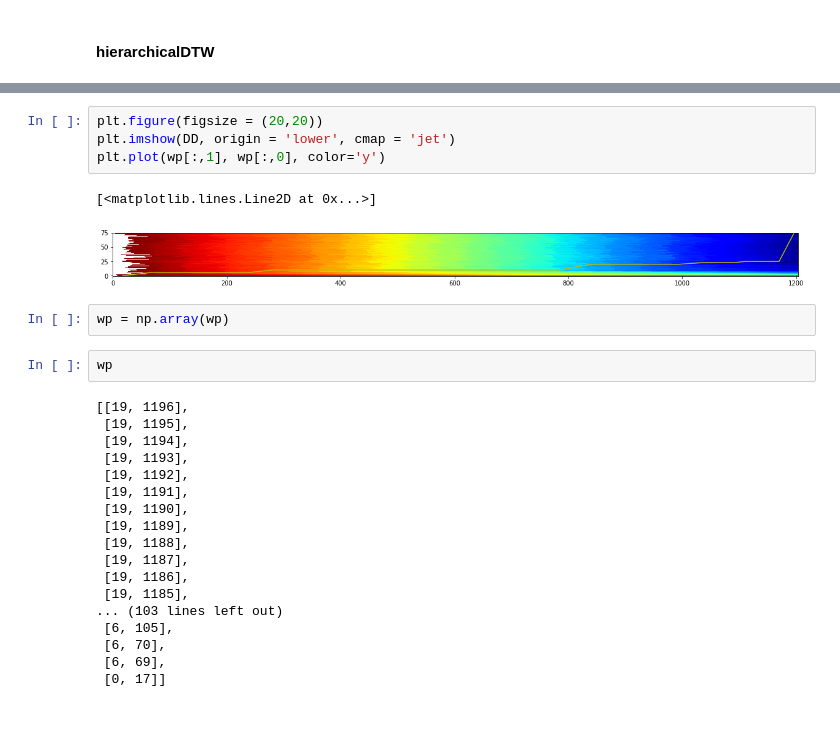
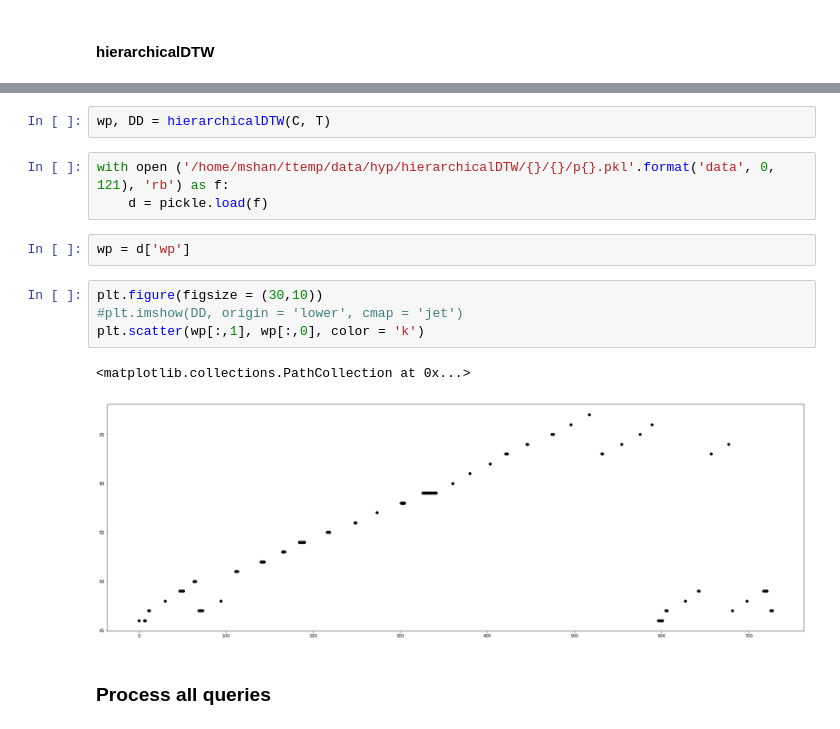
Before and after one commit to HMC-MIR/YoutubeScoreFollowing, a Jupyter notebook: 06_hierarchicalDTW.ipynb, the cells around one changed output, grey strips where cells are left out. Saved outputs shown, nothing was run; the diff lists cells and outputs as text.

```diff
--- a/06_hierarchicalDTW.ipynb
+++ b/06_hierarchicalDTW.ipynb
@@ -280,29 +287,16 @@ IndexError: index -1427 is out of bounds for axis 1 with size 1426
+# %%
+wp, DD = hierarchicalDTW(C, T)
+# %%
+with open ('/home/mshan/ttemp/data/hyp/hierarchicalDTW/{}/{}/p{}.pkl'.format('data', 0, 121), 'rb') as f:
+    d = pickle.load(f)
+# %%
+wp = d['wp']
 # %%
-plt.figure(figsize = (20,20))
-plt.imshow(DD, origin = 'lower', cmap = 'jet')
-plt.plot(wp[:,1], wp[:,0], color='y')
+plt.figure(figsize = (30,10))
+#plt.imshow(DD, origin = 'lower', cmap = 'jet')
+plt.scatter(wp[:,1], wp[:,0], color = 'k')
 # %% [output]
-[<matplotlib.lines.Line2D at 0x...>]
+<matplotlib.collections.PathCollection at 0x...>
-[figure, old version]
+[figure, new version]
-# %%
-wp = np.array(wp)
-# %%
-wp
-# %% [output]
-[[19, 1196],
- [19, 1195],
- [19, 1194],
- [19, 1193],
- [19, 1192],
- [19, 1191],
- [19, 1190],
- [19, 1189],
- [19, 1188],
- [19, 1187],
- [19, 1186],
- [19, 1185],
-... (103 lines left out)
- [6, 105],
- [6, 70],
- [6, 69],
- [0, 17]]
+# %% [markdown]
+### Process all queries
```
Also changed, not shown: parts of 20 cells of this notebook, 5 other files.
